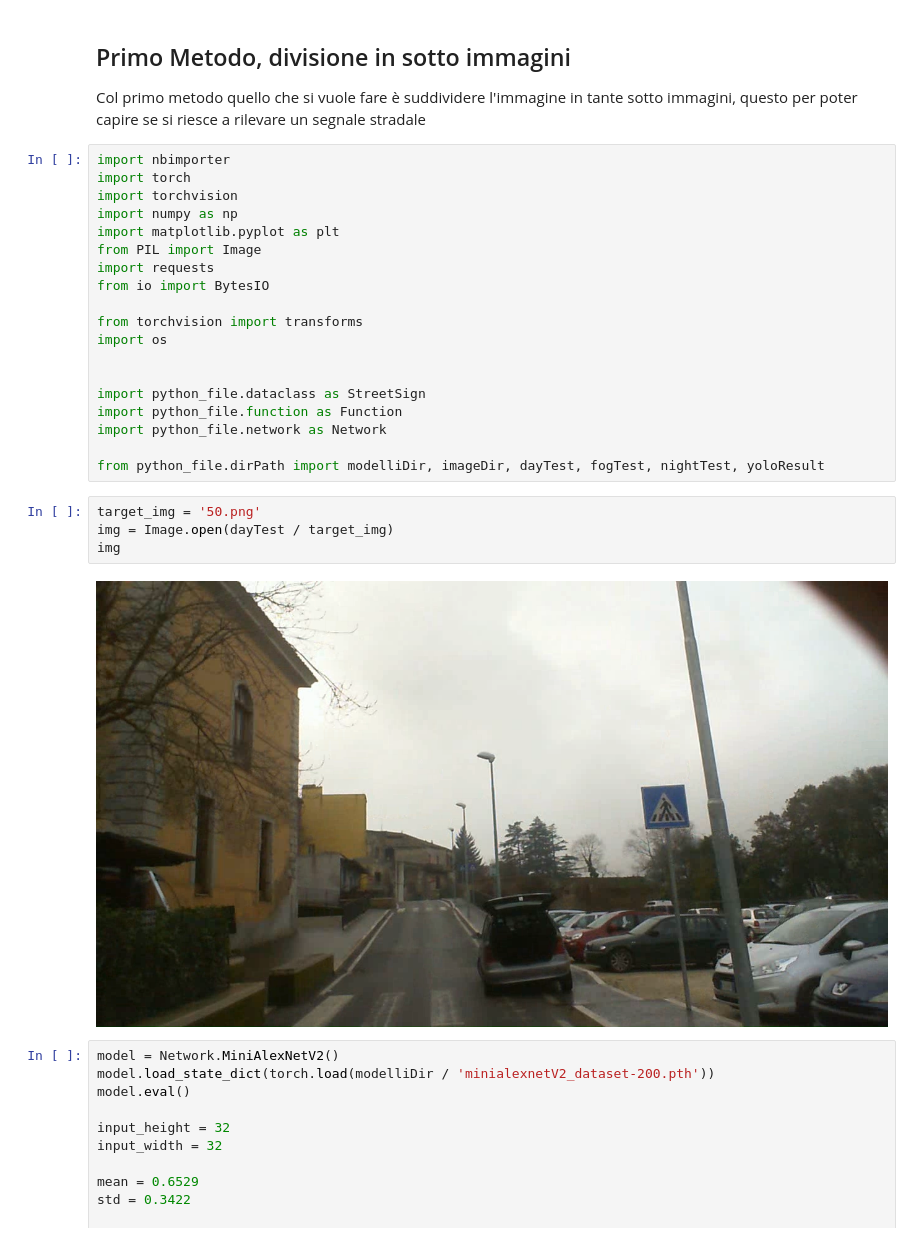
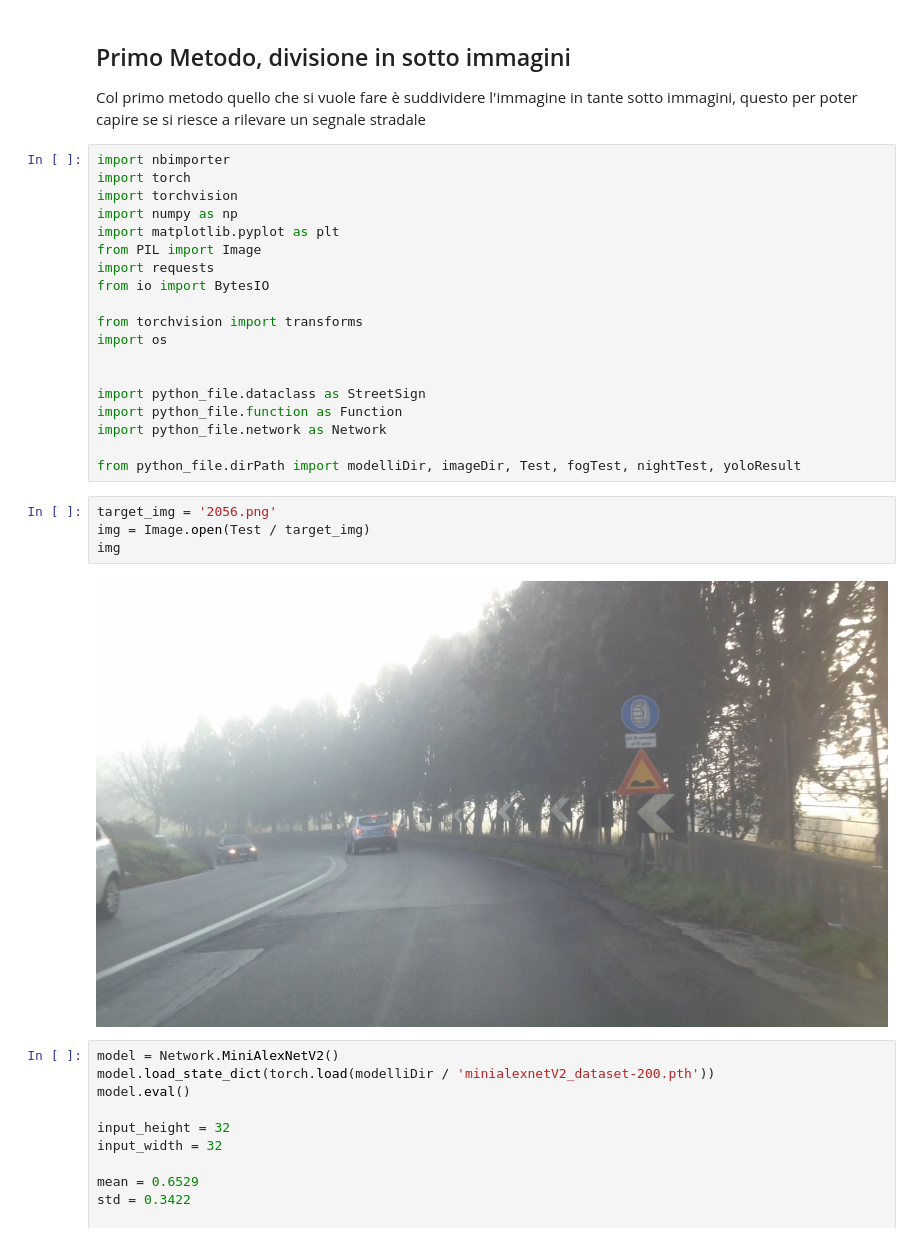
Before and after one commit to gorgons97/MachineLearning_Unict, a Jupyter notebook: test_reale.ipynb, the cells around one changed output. Drawn from its saved outputs; the diff is of its cells as text.

Commit message:
Inserita correzione in test reale

```diff
--- a/test_reale.ipynb
+++ b/test_reale.ipynb
@@ -22,13 +22,13 @@ import python_file.dataclass as StreetSign
 import python_file.function as Function
 import python_file.network as Network
 
-from python_file.dirPath import modelliDir, imageDir, dayTest, fogTest, nightTest, yoloResult
+from python_file.dirPath import modelliDir, imageDir, Test, fogTest, nightTest, yoloResult
 # %%
-target_img = '50.png'
-img = Image.open(dayTest / target_img)
+target_img = '2056.png'
+img = Image.open(Test / target_img)
 img
 # %% [output]
-[figure, old version]
+[figure, new version]
 # %%
 model = Network.MiniAlexNetV2()
 model.load_state_dict(torch.load(modelliDir / 'minialexnetV2_dataset-200.pth'))
```
Also changed, not shown: parts of 5 cells of this notebook, 1 other file.
